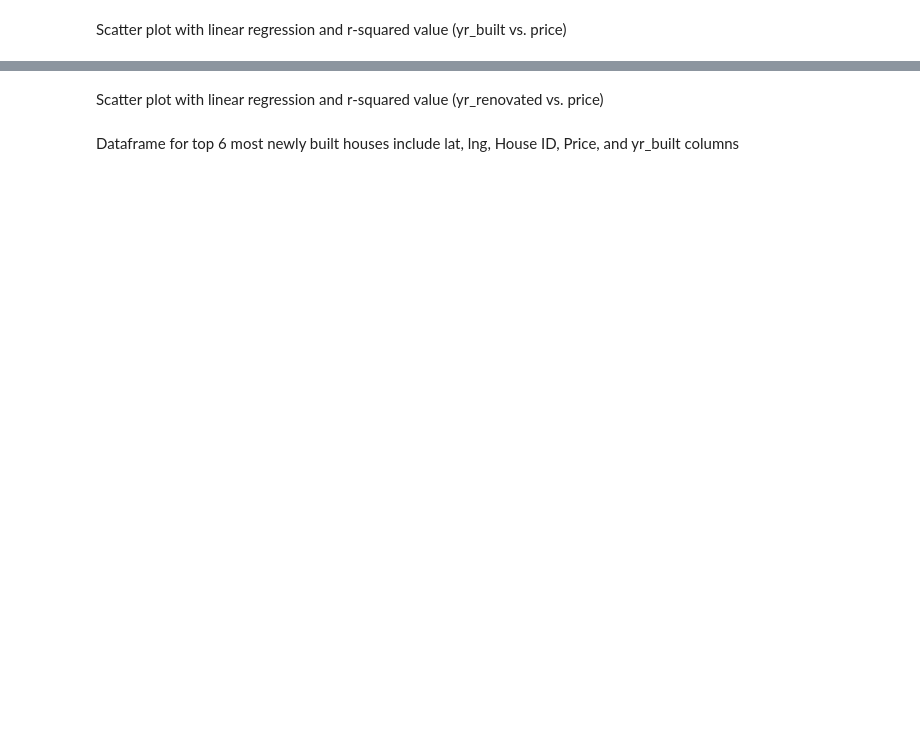
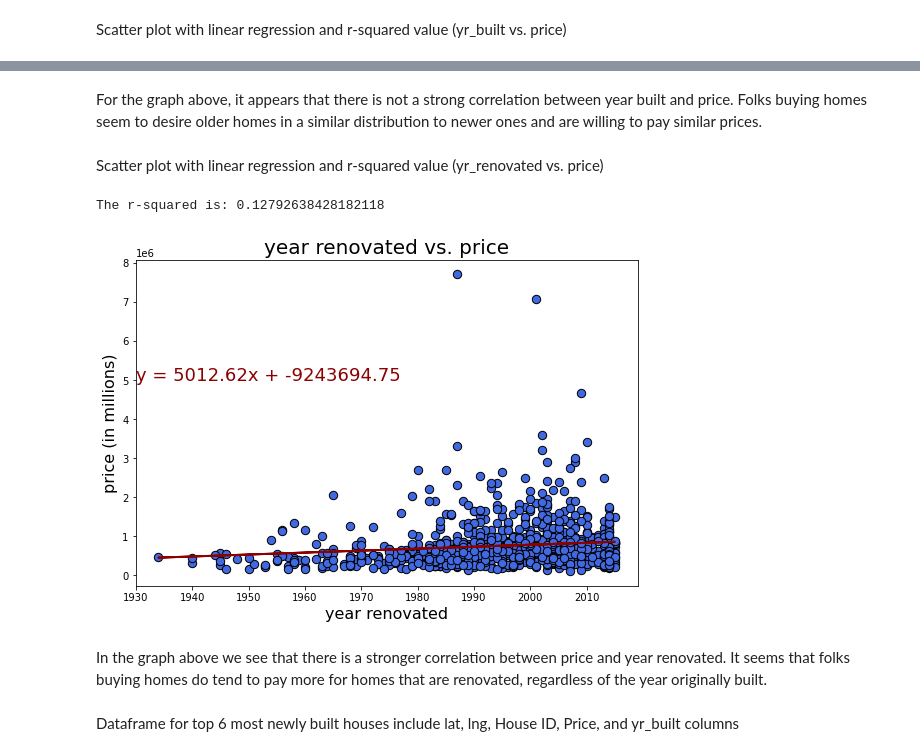
Before and after one commit to ameliahorton/King_county_house_sales_analysis, a Jupyter notebook: House Sales in King County, USA.ipynb, the cells around one changed output, grey strips where cells are left out. Saved outputs shown, nothing was run; the diff lists cells and outputs as text; code cells hidden in the pictures; blank space fills up the shorter version.

Commit message:
updating year built

```diff
--- a/House Sales in King County, USA.ipynb
+++ b/House Sales in King County, USA.ipynb
@@ -241,38 +248,48 @@ plt.show()
+# %% [markdown]
+For the graph above, it appears that there is not a strong correlation between year built and price. Folks buying homes seem to desire older homes in a similar distribution to newer ones and are willing to pay similar prices.
 # %% [markdown]
 Scatter plot with linear regression and r-squared value (yr_renovated vs. price)
 # %%
+renovated_df = kc_house_data_df[["id", "lat", "long","zipcode", "price", "yr_renovated"]]
+renovated_df = renovated_df[renovated_df["yr_renovated"] > 0]
+
 # Build scatter plot for each data type:
 plt.figure(figsize=(9,6))
-x_values = top_six_renovated['yr_renovated']
-y_values = top_six_renovated['price']
+x_values = renovated_df['yr_renovated']
+y_values = renovated_df['price']
 
 # Perform a linear regression on wind speed vs. latitude:
 (slope, intercept, rvalue, pvalue, stderr) = linregress(x_values, y_values)
 
 # Get regression values:
 regress_values = x_values * slope + intercept
 
 # Create line equation string:
 line_eq = 'y = ' + str(round(slope,2)) + 'x + ' + str(round(intercept,2))
 
 # Create plot:
 plt.scatter(x_values,y_values, marker='o', color='royalblue', s=[70], edgecolors='black')
 plt.plot(x_values,regress_values,'darkred', linewidth=2)
 
 # Incorporate the other graph properties:
 plt.title('year renovated vs. price', fontsize=20)
 plt.ylabel('price (in millions)', fontsize=16, color='black')
 plt.xlabel('year renovated', fontsize=16, color='black')
 plt.annotate(line_eq,(1930,5e6), fontsize=18, color='darkred')
 
 # Print r-squared value:
 print(f'The r-squared is: {rvalue}')
 
 # Save the figure:
 plt.savefig('output_data/yearrenovatedvsprice.png')
 
 # Show plot:
 plt.show()
+# %% [output]
+The r-squared is: 0.12792638428182118
+[figure, added]
+# %% [markdown]
+In the graph above we see that there is a stronger correlation between price and year renovated. It seems that folks buying homes do tend to pay more for homes that are renovated, regardless of the year originally built.
 # %% [markdown]
 Dataframe for top 6 most newly built houses include lat, lng, House ID, Price, and yr_built columns
 # %%
```
Also changed, not shown: parts of 11 cells of this notebook, 1 other file.
